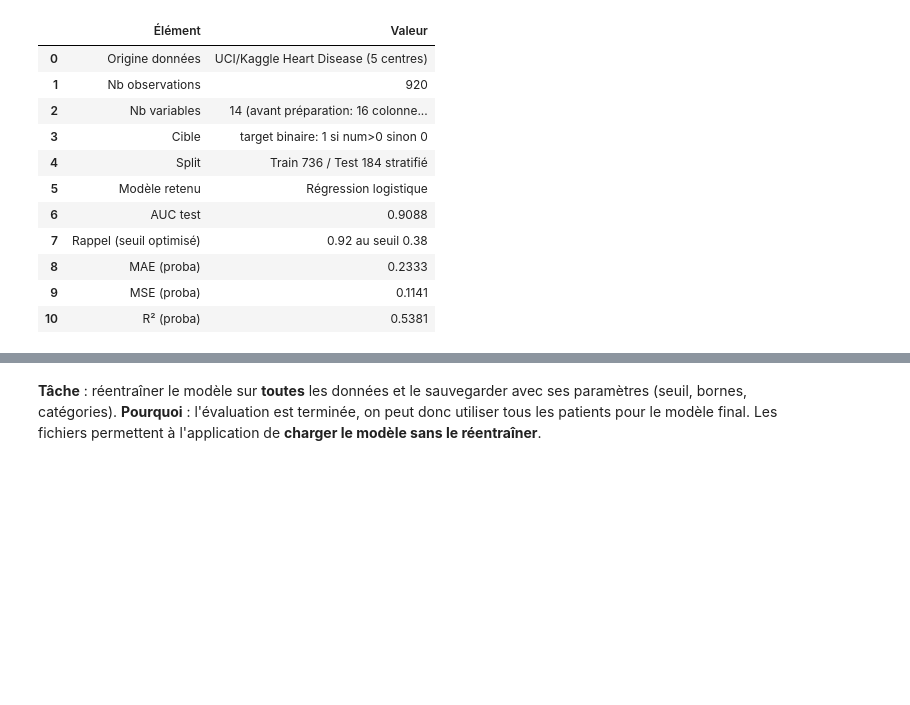
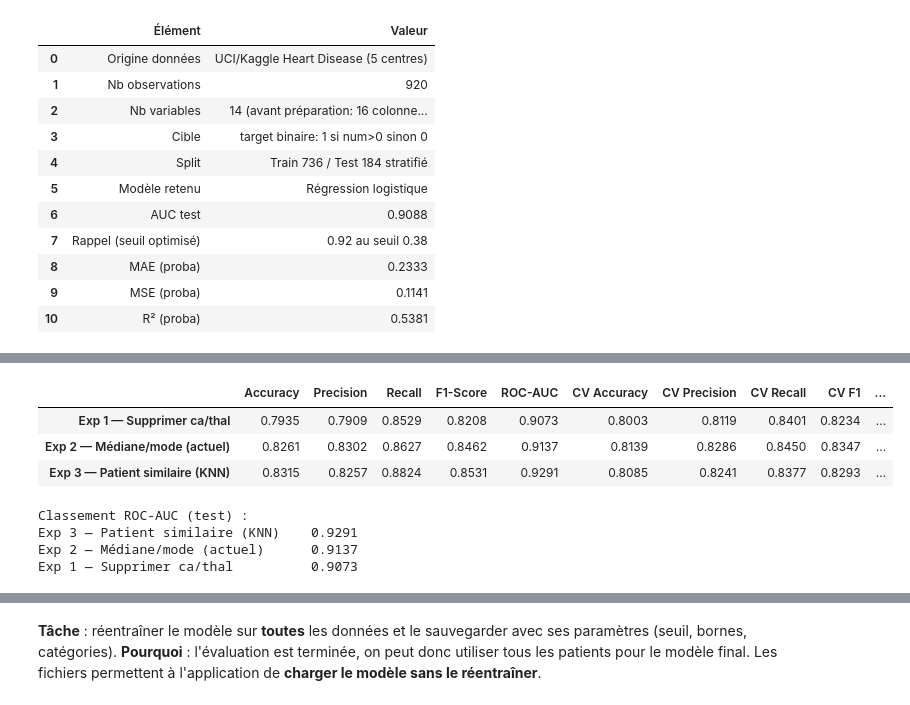
Before and after one commit to bennoomenfaker/cardiorisk-studio, a Jupyter notebook: heart_disease_cardiorisk.ipynb, the cells around one changed output, grey strips where cells are left out. Cells and saved outputs as stored; diff of their text form; code cells hidden in the pictures; blank space fills up the shorter version.

```diff
--- a/heart_disease_cardiorisk.ipynb
+++ b/heart_disease_cardiorisk.ipynb
@@ -163,8 +163,9 @@ sns.set_theme(style="whitegrid")
 **Tâche** : charger le fichier CSV dans un tableau `df` (DataFrame) et afficher sa taille.
 **Pourquoi** : c'est le point de départ : on ne peut rien analyser avant d'avoir les données en mémoire.
 # %%
-URL = "https://raw.githubusercontent.com/bennoomenfaker/cardiorisk-studio/main/heart_disease_uci.csv"
-df = pd.read_csv(URL)     # ou : pd.read_csv("heart_disease_uci.csv") si le fichier est en local
+# Données : Kaggle "Heart Disease UCI" (redwankarimsony/heart-disease-data)
+# Le fichier CSV est fourni dans le dossier du projet.
+df = pd.read_csv("heart_disease_uci.csv")
 df.shape
 # %% [output]
 (920, 16)
@@ -1661,0 +1494,11 @@ Modèle retenu: Exp 3 - RF Imputation + indicateurs
+# %%
+# Expérience 1 — supprimer ca et thal
+Xtr1 = X_train.drop(columns=['ca', 'thal'])
+Xte1 = X_test.drop(columns=['ca', 'thal'])
+num1 = [c for c in NUM if c != 'ca']
+cat1 = [c for c in CAT if c != 'thal']
+
+pipe1 = Pipeline([('pre', make_preprocessor(num1, cat1)), ('rf', make_rf())])
+m1 = eval_pipe(pipe1, Xtr1, y_train, Xte1, y_test)
+m1.update(cv_pipe(Pipeline([('pre', make_preprocessor(num1, cat1)), ('rf', make_rf())]), Xtr1, y_train))
+m1
@@ -1661,0 +1604,24 @@ Modèle retenu: Exp 3 - RF Imputation + indicateurs
+# %%
+# Tableau récapitulatif + classement selon le ROC-AUC test
+results_cmp = pd.DataFrame({
+    'Exp 1 — Supprimer ca/thal': m1,
+    'Exp 2 — Médiane/mode (actuel)': m2,
+    'Exp 3 — Patient similaire (KNN)': m3,
+}).T
+
+cols_show = ['Accuracy', 'Precision', 'Recall', 'F1-Score', 'ROC-AUC',
+             'CV Accuracy', 'CV Precision', 'CV Recall', 'CV F1', 'CV ROC-AUC']
+results_cmp = results_cmp[[c for c in cols_show if c in results_cmp.columns]].round(4)
+display(results_cmp)
+
+print('\nClassement ROC-AUC (test) :')
+print(results_cmp['ROC-AUC'].sort_values(ascending=False).to_string())
+# %% [output]
+|  | Accuracy | Precision | Recall | F1-Score | ROC-AUC | CV Accuracy | CV Precision | CV Recall | CV F1 | ... |
+| Exp 1 — Supprimer ca/thal | 0.7935 | 0.7909 | 0.8529 | 0.8208 | 0.9073 | 0.8003 | 0.8119 | 0.8401 | 0.8234 | ... |
+| Exp 2 — Médiane/mode (actuel) | 0.8261 | 0.8302 | 0.8627 | 0.8462 | 0.9137 | 0.8139 | 0.8286 | 0.8450 | 0.8347 | ... |
+| Exp 3 — Patient similaire (KNN) | 0.8315 | 0.8257 | 0.8824 | 0.8531 | 0.9291 | 0.8085 | 0.8241 | 0.8377 | 0.8293 | ... |
+Classement ROC-AUC (test) :
+Exp 3 — Patient similaire (KNN)    0.9291
+Exp 2 — Médiane/mode (actuel)      0.9137
+Exp 1 — Supprimer ca/thal          0.9073
```
Also changed, not shown: parts of 30 cells of this notebook, 1 other file.
